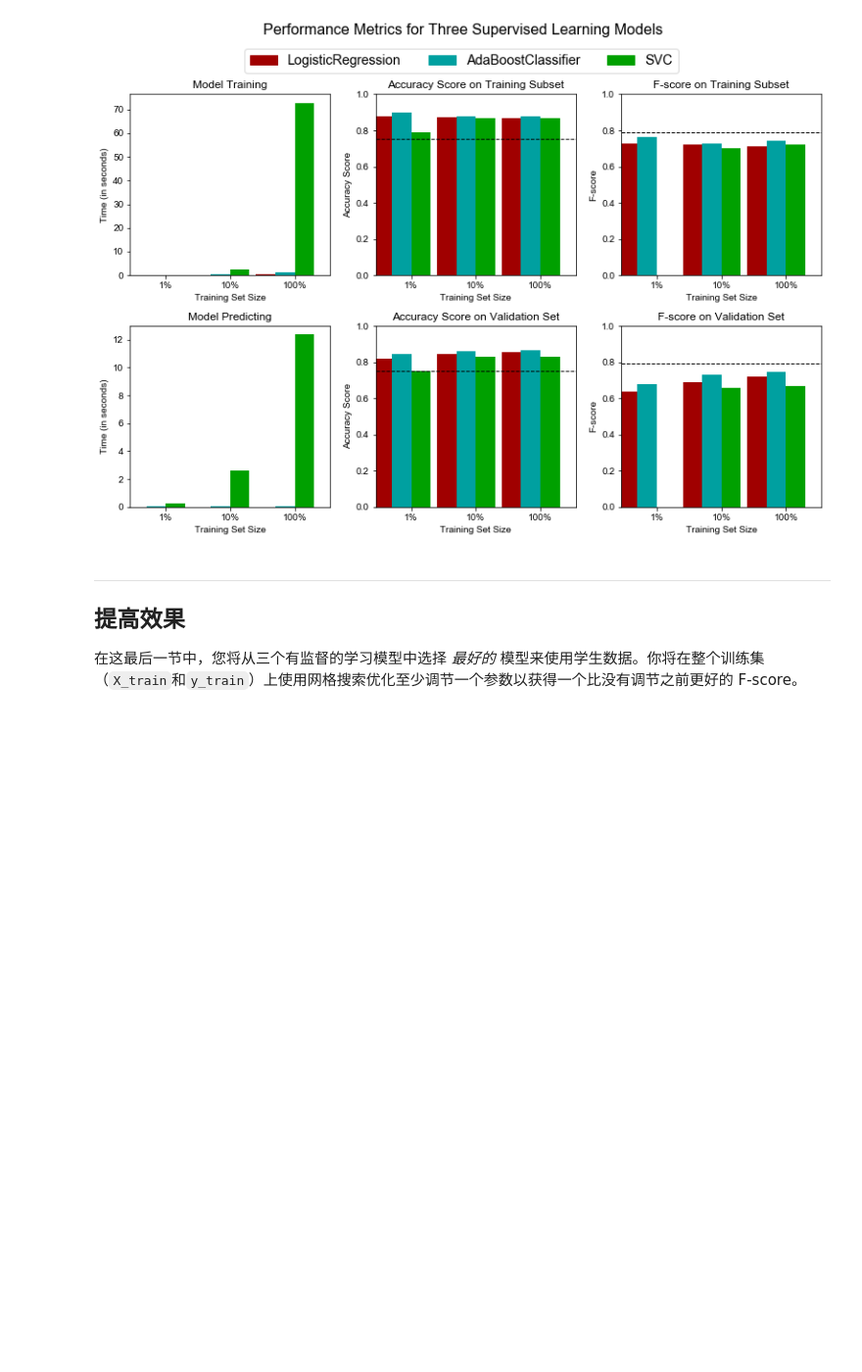
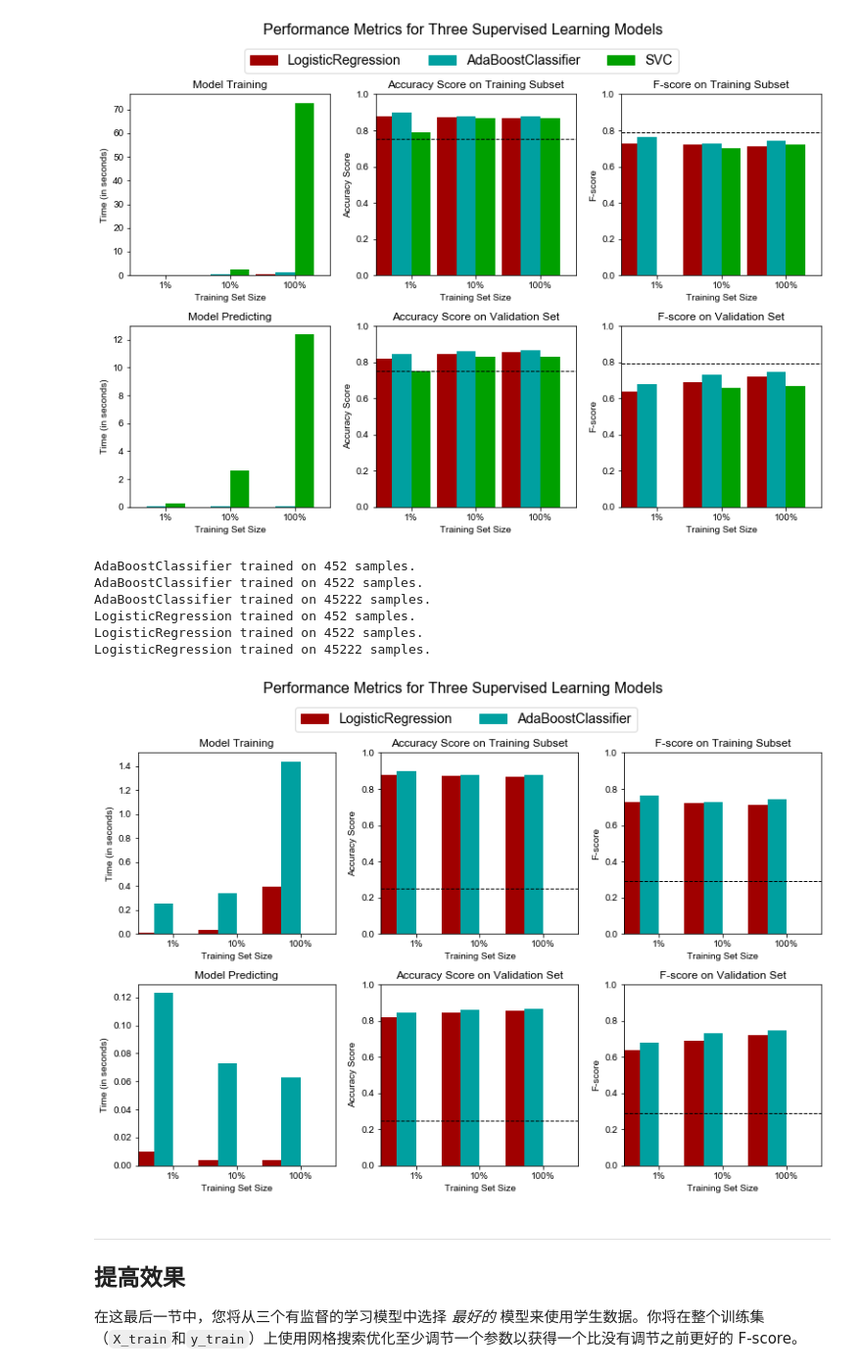
Before and after one commit to suuuch/finding_donors, a Jupyter notebook: finding_donors.ipynb, the cells around one changed output. Shown at 98% size. Saved outputs shown, nothing was run; the diff lists cells and outputs as text; code cells hidden in the pictures; blank space fills up the shorter version.

```diff
--- a/finding_donors.ipynb
+++ b/finding_donors.ipynb
@@ -450,6 +450,25 @@ LogisticRegression trained on 452 samples.
 LogisticRegression trained on 4522 samples.
 LogisticRegression trained on 45222 samples.
 [figure]
+# %%
+# SVM训练时间过长，导致研究逻辑回归和集成方法训练时间差距肉眼不好观察，所以只使用 这两个方法来训练以观察结果
+results = {}
+for clf in [clf_A, clf_C]:
+    clf_name = clf.__class__.__name__
+    results[clf_name] = {}
+    for i, samples in enumerate([samples_1, samples_10, samples_100]):
+        results[clf_name][i] = train_predict(clf, samples, X_train, y_train, X_val, y_val)
+
+# 对选择的两个模型得到的评价结果进行可视化
+vs.evaluate(results, accuracy, fscore)
+# %% [output]
+AdaBoostClassifier trained on 452 samples.
+AdaBoostClassifier trained on 4522 samples.
+AdaBoostClassifier trained on 45222 samples.
+LogisticRegression trained on 452 samples.
+LogisticRegression trained on 4522 samples.
+LogisticRegression trained on 45222 samples.
+[figure, added]
 # %% [markdown]
 ----
 ## 提高效果
```
Also changed, not shown: parts of 20 cells of this notebook, 1 other file.
